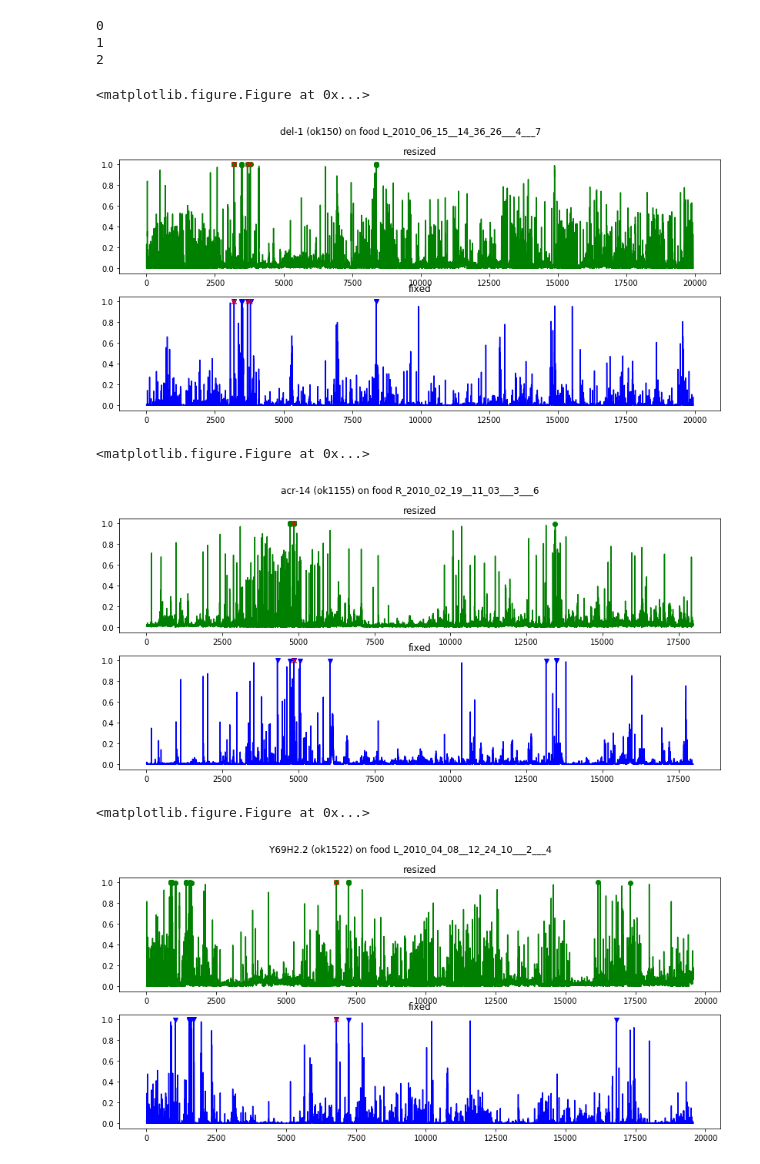
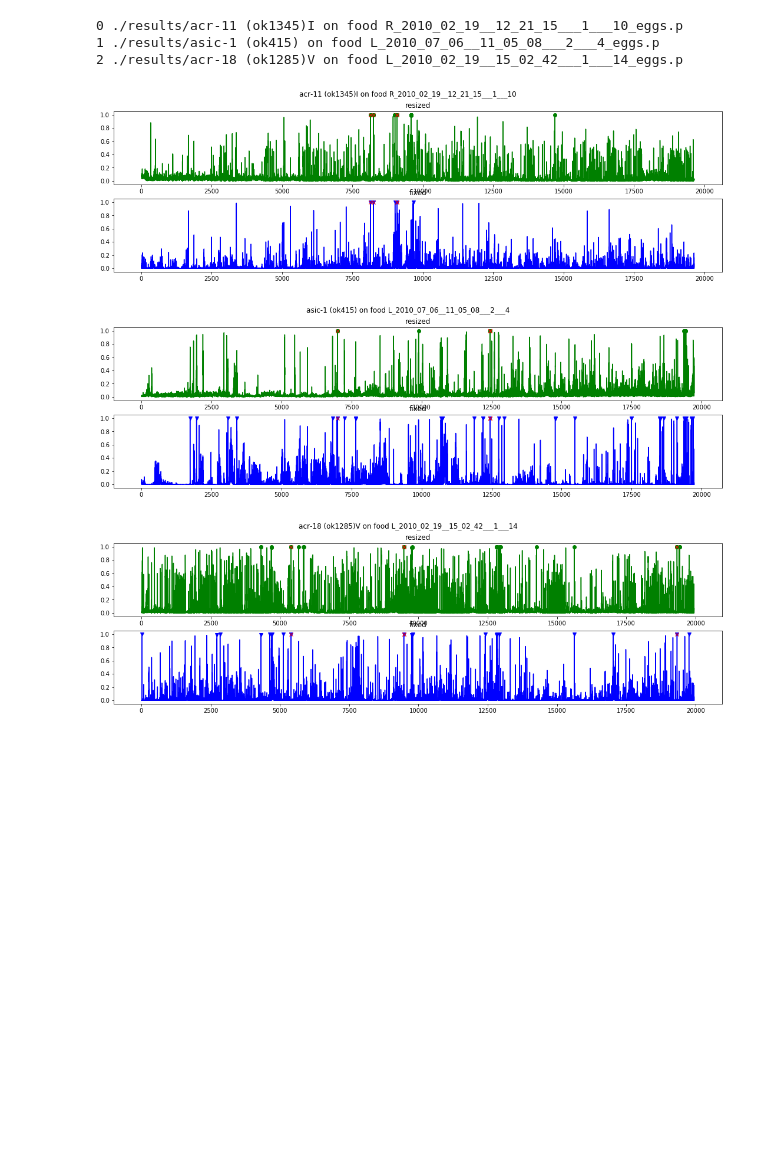
Before and after one commit to ver228/Work_In_Progress, a Jupyter notebook: train_cnn/egg_laying/Presentation_020417_egglaying.ipynb, the cells around one changed output. Drawn from its saved outputs; the diff is of its cells as text; code cells hidden in the pictures; blank space fills up the shorter version.

```diff
--- a/train_cnn/egg_laying/Presentation_020417_egglaying.ipynb
+++ b/train_cnn/egg_laying/Presentation_020417_egglaying.ipynb
@@ -11,6 +11,8 @@ import numpy as np
 import matplotlib.pylab as plt
 
 
-DATA_DIR = '/Volumes/SAMSUNG_USB/eggs_cnn'
+#DATA_DIR = '/Volumes/SAMSUNG_USB/eggs_cnn'
+#save_results_dir = os.path.join(DATA_DIR, 'results')
 
-#save_results_dir = './results'
+save_results_dir = './results'
+DATA_DIR = '/Volumes/behavgenom_archive$/Avelino/neural_networks/eggs_tests/'
@@ -51,38 +57,43 @@ for prefix in ['samples_eggs_fixed.hdf5', 'samples_eggs_resized.hdf5']:
 # %%
 import random
-
+from matplotlib.backends.backend_pdf import PdfPages
 
 from egg_results import plot_probs
 
-save_results_dir = os.path.join(DATA_DIR, 'results')
 files_done = glob.glob(os.path.join(save_results_dir, '*_eggs.p'))
 
-random.seed(2000)
-for ii, fname in enumerate(random.sample(files_done, 3)):
-    base_name = os.path.basename(fname).replace('_eggs.p', '')
-    print(ii, )
+random.seed(1900)
 
-    results = pickle.load(open(fname, "rb" ))
+with PdfPages('eggs.pdf') as pdfwriter:
+    for ii, fname in enumerate(random.sample(files_done, 3)):
+        base_name = os.path.basename(fname).replace('_eggs.p', '')
+        print(ii, fname)
 
-    fig = plt.figure()
-    plot_probs(**results)
-    fig.set_size_inches(18.5, 5)
-    plt.suptitle(base_name)
-    if ii >= 2:
-        break
+        with open(fname, "rb" ) as fid:
+            results = pickle.load(fid)
+
+        fig = plt.figure()
+
+        plot_probs(**results)
+        ax = plt.subplot(2,1,1)
+
+
+        fig.set_size_inches(18.5, 5)
+        plt.suptitle(base_name)
+
+        pdfwriter.savefig()
+        if ii >= 2:
+            break
 
 #%%
 egg_frames = results['eggs']['frame_number'].values
 
 inds_resized = np.where(results['worm_probs_fixed'][:,1]>0.99)[0]
 inds_fixed = np.where(results['worm_probs_resized'][:,1]>0.99)[0]
 # %% [output]
-0
-1
-2
+0 ./results/acr-11 (ok1345)I on food R_2010_02_19__12_21_15___1___10_eggs.p
+1 ./results/asic-1 (ok415) on food L_2010_07_06__11_05_08___2___4_eggs.p
+2 ./results/acr-18 (ok1285)V on food L_2010_02_19__15_02_42___1___14_eggs.p
-<matplotlib.figure.Figure at 0x...>
-[figure, old version]
+[figure, new version]
-<matplotlib.figure.Figure at 0x...>
-[figure, old version]
+[figure, new version]
-<matplotlib.figure.Figure at 0x...>
-[figure, old version]
+[figure, new version]
```
Also changed, not shown: parts of 2 cells of this notebook, 5 other files.
